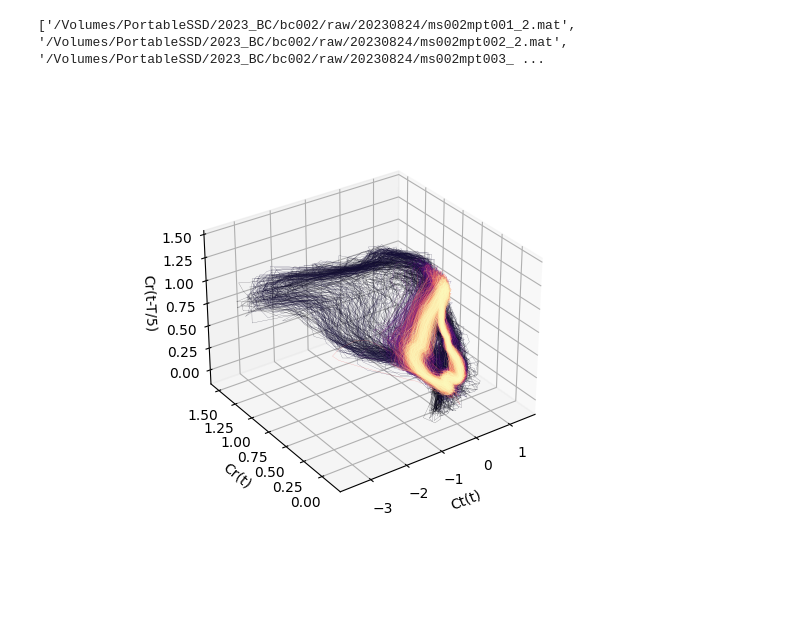
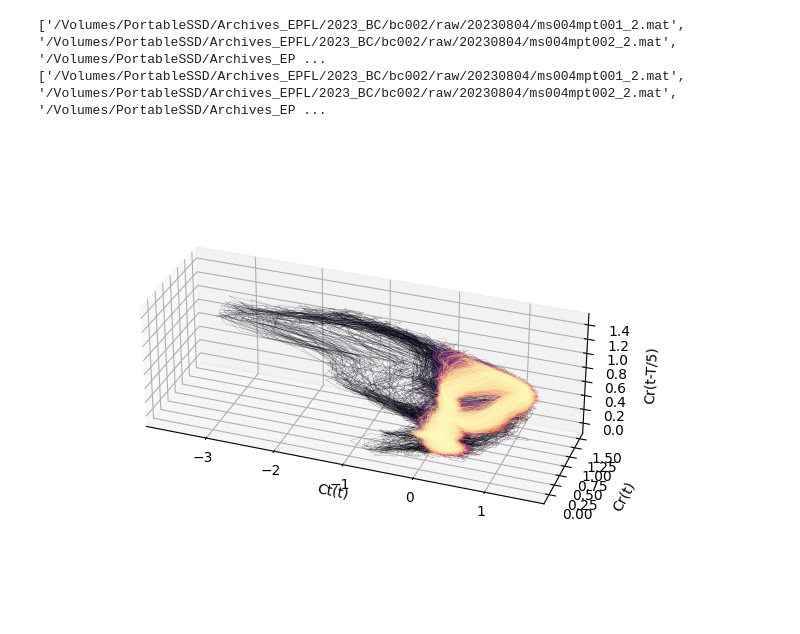
Before and after one commit to bcorban/RL_VerticalAxisTurbine, a Jupyter notebook: Carousel/isMDP.ipynb, the cells around one changed output. Cells and saved outputs as stored; diff of their text form; code cells hidden in the pictures; blank space fills up the shorter version.

```diff
--- a/Carousel/isMDP.ipynb
+++ b/Carousel/isMDP.ipynb
@@ -8,17 +9,32 @@ import scipy.io as sio
 # %%
 %matplotlib widget
 # %%
-folder='20230824'
-ms=2
+folder='20230804'
+ms=4
 
 # Use glob.glob to list all files in the directory with a specific pattern
-data_files = glob.glob('/Volumes/PortableSSD/2023_BC/bc002/raw/'+folder+f"/ms{'{:03}'.format(ms)}*_2.mat")
+data_files = glob.glob('/Volumes/PortableSSD/Archives_EPFL/2023_BC/bc002/raw/'+folder+f"/ms{'{:03}'.format(ms)}*_2.mat")
+
 print(data_files)
+
+import re
+
+def extract_number(file_name):
+    match = re.search(r'ms002mpt(\d+)_2.mat', file_name)
+    if match:
+        return int(match.group(1))
+    return 0  # Return 0 if no match is found
+
+# Sort the list of file names using the custom sorting key
+sorted_file_names = sorted(data_files, key=extract_number)
+print(sorted_file_names)
 # %% [output]
-['/Volumes/PortableSSD/2023_BC/bc002/raw/20230824/ms002mpt001_2.mat', '/Volumes/PortableSSD/2023_BC/bc002/raw/20230824/ms002mpt002_2.mat', '/Volumes/PortableSSD/2023_BC/bc002/raw/20230824/ms002mpt003_ ...
+['/Volumes/PortableSSD/Archives_EPFL/2023_BC/bc002/raw/20230804/ms004mpt001_2.mat', '/Volumes/PortableSSD/Archives_EPFL/2023_BC/bc002/raw/20230804/ms004mpt002_2.mat', '/Volumes/PortableSSD/Archives_EP ...
+['/Volumes/PortableSSD/Archives_EPFL/2023_BC/bc002/raw/20230804/ms004mpt001_2.mat', '/Volumes/PortableSSD/Archives_EPFL/2023_BC/bc002/raw/20230804/ms004mpt002_2.mat', '/Volumes/PortableSSD/Archives_EP ...
 # %%
 dataframes=[]
-for file in data_files:
+for file in sorted_file_names:
+
     mat_data=sio.loadmat(file)
     df=pd.DataFrame()
     df['Ct']=mat_data['state'][:,0]
@@ -38,27 +54,30 @@ df=stacked_df
 # %%
 
 x=df['Ct'].values
 y=df['Cr'].values
 z=df['Cr_T/5'].values
 # Create a figure and a 3D axes object
-fig = plt.figure()
+fig_state = plt.figure()
 # ax = Axes3D(fig)
-ax = fig.add_subplot(111, projection='3d')
-# Create an array of indices
+ax_state = fig_state.add_subplot(111, projection='3d')
+
+ax_state.set_box_aspect([np.ptp(x), np.ptp(y), np.ptp(z)])
+ax_state.set_xlabel('Ct(t)')
+ax_state.set_ylabel('Cr(t)')
+ax_state.set_zlabel('Cr(t-T/5)')
 indices = list(range(0,len(x)))
 plotlist=[]
 # Create a colormap based on the indices
 color_map = plt.cm.magma(indices)
 for i in range(0,len(x),450):
     # print(int(i/len(x)*255))
 
-    a=ax.plot(x[i:i+450], y[i:i+450], z[i:i+450], color=color_map[int(i/len(x)*255)],linewidth=0.1)
+    a=ax_state.plot(x[i:i+450], y[i:i+450], z[i:i+450], color=color_map[int(i/len(x)*255)],linewidth=0.1)
     plotlist.append(a)
-ax.view_init(elev=30, azim=235)
-ax.set_xlabel('Ct(t)')
-ax.set_ylabel('Cr(t)')
-ax.set_zlabel('Cr(t-T/5)')
-plt.show()
-plt.savefig(f"RB_{folder}_ms{'{:03}'.format(ms)}.png",dpi=300)
+ax_state.view_init(elev=30, azim=290)
+
+fig_state.tight_layout()
+# plt.show()
+# plt.savefig(f"RB_{folder}_ms{'{:03}'.format(ms)}_2.png",dpi=300)
 # %% [output]
-[figure, old version]
+[figure, new version]
```
Also changed, not shown: parts of 11 cells of this notebook, 16 other files.
